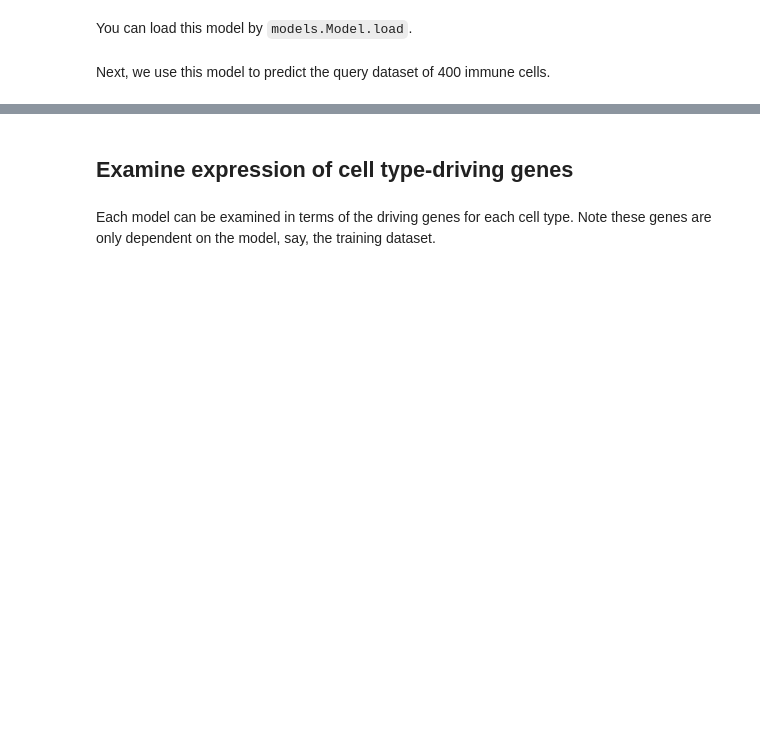
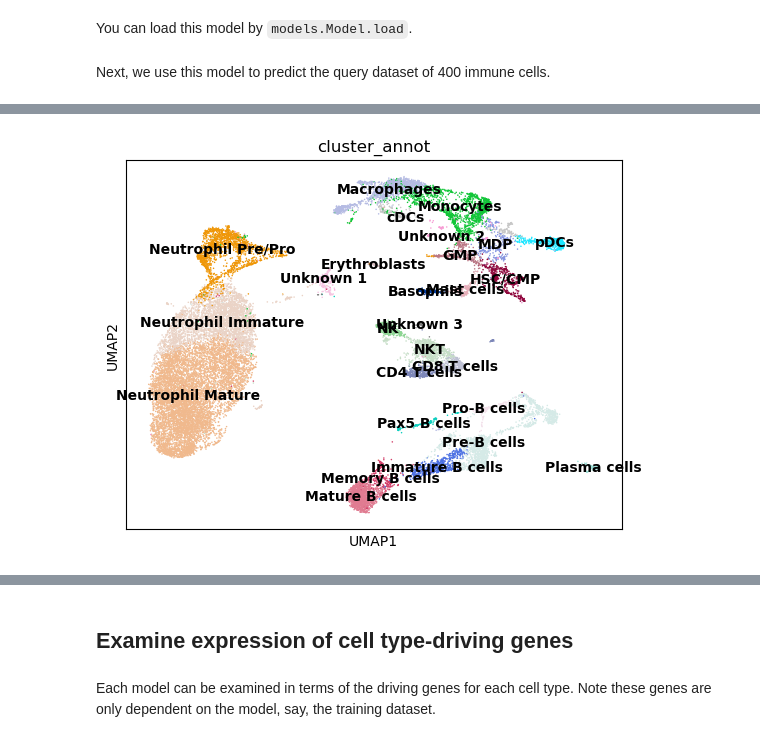
Before and after one commit to gabriel-dval/scRNA_annotation, a Jupyter notebook: celltypist_tutorial.ipynb, the cells around one changed output, grey strips where cells are left out. Saved outputs shown, nothing was run; the diff lists cells and outputs as text; code cells hidden in the pictures; blank space fills up the shorter version.

```diff
--- a/celltypist_tutorial.ipynb
+++ b/celltypist_tutorial.ipynb
@@ -299 +301,5 @@ sc.tl.umap(adata)
+# %%
+sc.pl.umap(ref_adata, color = ['cluster_annot'], legend_loc = 'on data')
+# %% [output]
+[figure, added]
 # %%
```
Also changed, not shown: parts of 13 cells of this notebook.
